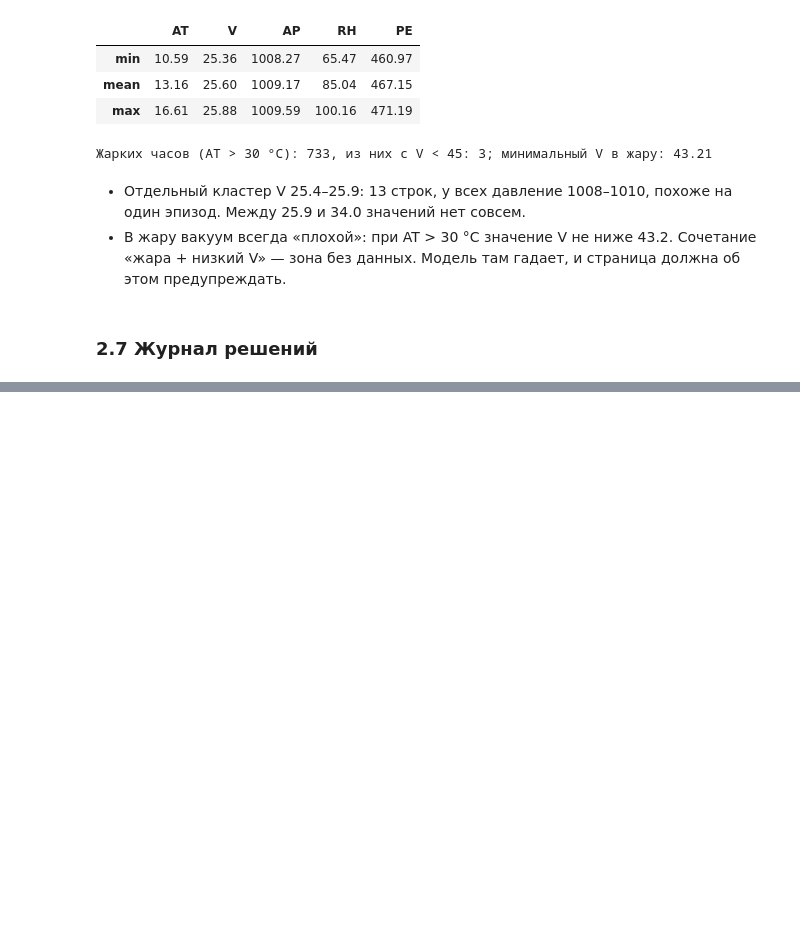
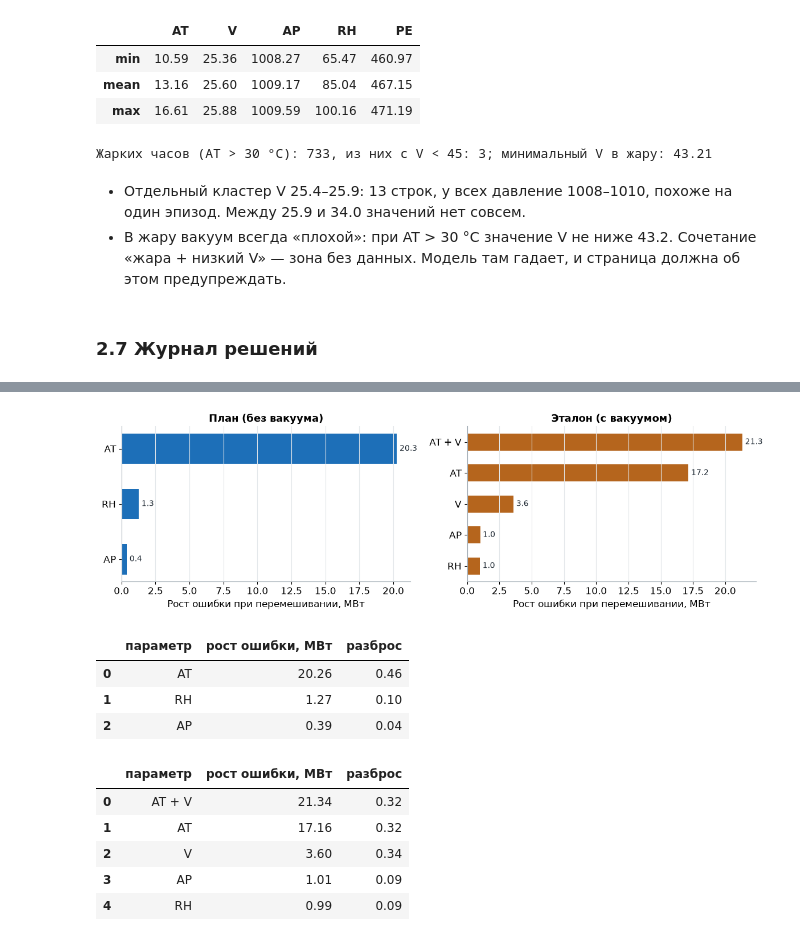
Before and after one commit to eFoggye/etalon-pgu, a Jupyter notebook: notebooks/research.ipynb, the cells around one changed output, grey strips where cells are left out. Cells and saved outputs as stored; diff of their text form; code cells hidden in the pictures; blank space fills up the shorter version.

```diff
--- a/notebooks/research.ipynb
+++ b/notebooks/research.ipynb
@@ -246,0 +435,32 @@ display(Markdown(journal.split("\n", 1)[1]))
+# %%
+def importance_table(set_name: str) -> pd.DataFrame:
+    rows = metrics["sets"][set_name]["importance"]["permutation"]
+    return pd.DataFrame(rows).rename(columns={"group": "параметр", "rmse_increase": "рост ошибки, МВт", "std": "разброс"}).round(2)
+
+
+fig, axes = plt.subplots(1, 2, figsize=(12, 3.8))
+for ax, set_name, color, title in ((axes[0], "plan", PLAN, "План (без вакуума)"), (axes[1], "ref", REF, "Эталон (с вакуумом)")):
+    table = importance_table(set_name).sort_values("рост ошибки, МВт")
+    ax.barh(table["параметр"], table["рост ошибки, МВт"], color=color, height=0.55)
+    for pos, value in enumerate(table["рост ошибки, МВт"]):
+        ax.text(value + 0.2, pos, f"{value:.1f}", va="center", color=INK, fontsize=10)
+    ax.set_title(title)
+    ax.set_xlabel("Рост ошибки при перемешивании, МВт")
+    ax.grid(axis="y", visible=False)
+fig.tight_layout()
+save(fig, "importance")
+plt.show()
+display(importance_table("plan"))
+display(importance_table("ref"))
+# %% [output]
+[figure, added]
+|  | параметр | рост ошибки, МВт | разброс |
+| 0 | AT | 20.26 | 0.46 |
+| 1 | RH | 1.27 | 0.10 |
+| 2 | AP | 0.39 | 0.04 |
+|  | параметр | рост ошибки, МВт | разброс |
+| 0 | AT + V | 21.34 | 0.32 |
+| 1 | AT | 17.16 | 0.32 |
+| 2 | V | 3.60 | 0.34 |
+| 3 | AP | 1.01 | 0.09 |
+| 4 | RH | 0.99 | 0.09 |
```
Also changed, not shown: parts of 36 cells of this notebook, 19 other files.
